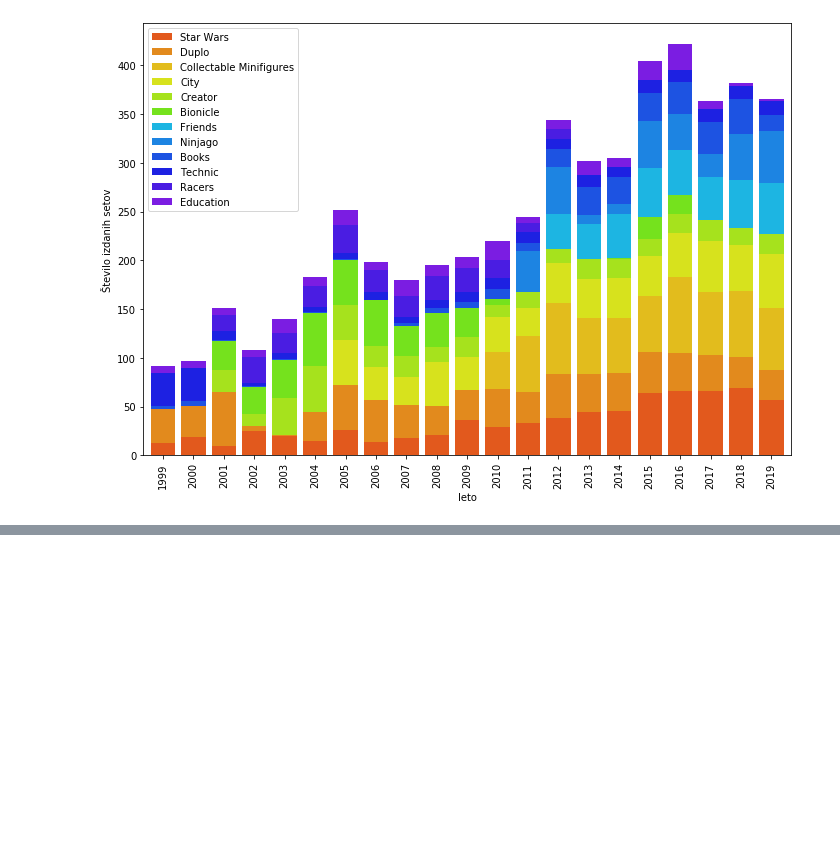
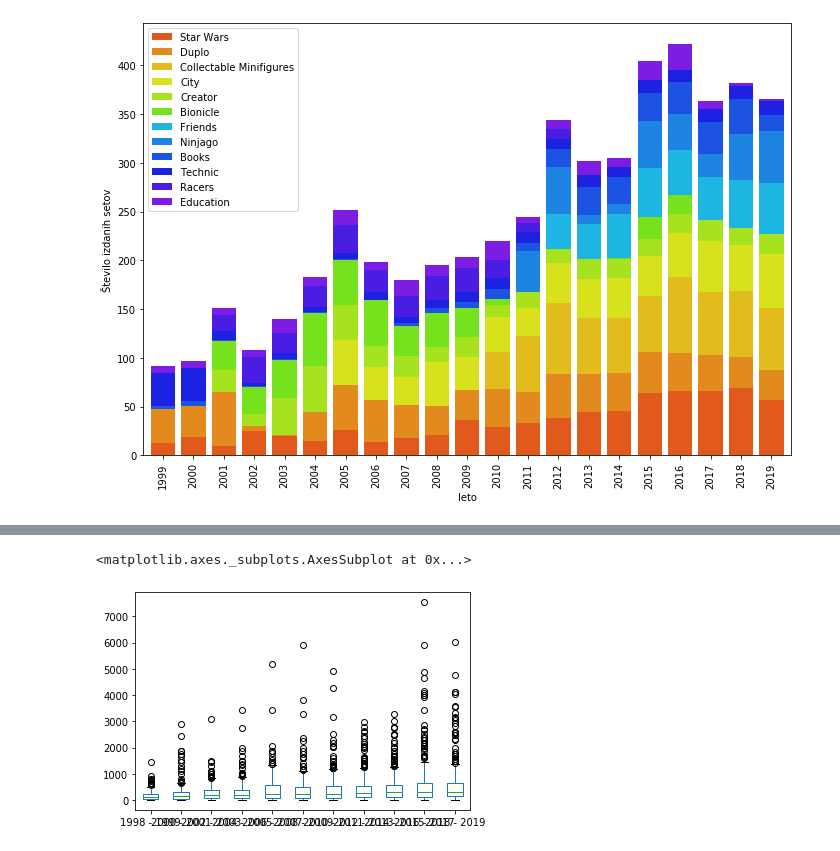
Before and after one commit to kazi99/Lego-sets, a Jupyter notebook: analiza.ipynb, the cells around one changed output, grey strips where cells are left out. Cells and saved outputs as stored; diff of their text form; code cells hidden in the pictures; blank space fills up the shorter version.

```diff
--- a/analiza.ipynb
+++ b/analiza.ipynb
@@ -182,0 +193,7 @@ letne_teme.plot(kind='bar', ax=ax1, stacked=True, width=0.8, color=colors)
+# %%
+df_dva_let = [pd.DataFrame(sets[sets['dvoletna_doba'] == obdobje].groupby('st_kock')).rename(columns={0: f'{obdobje} - {obdobje + 1}'}) for obdobje in range(1998,2020,2)]
+obdobja = pd.concat(df_dva_let, axis=1)
+obdobja.plot.box()
+# %% [output]
+<matplotlib.axes._subplots.AxesSubplot at 0x...>
+[figure, added]
```
Also changed, not shown: parts of 6 cells of this notebook.
